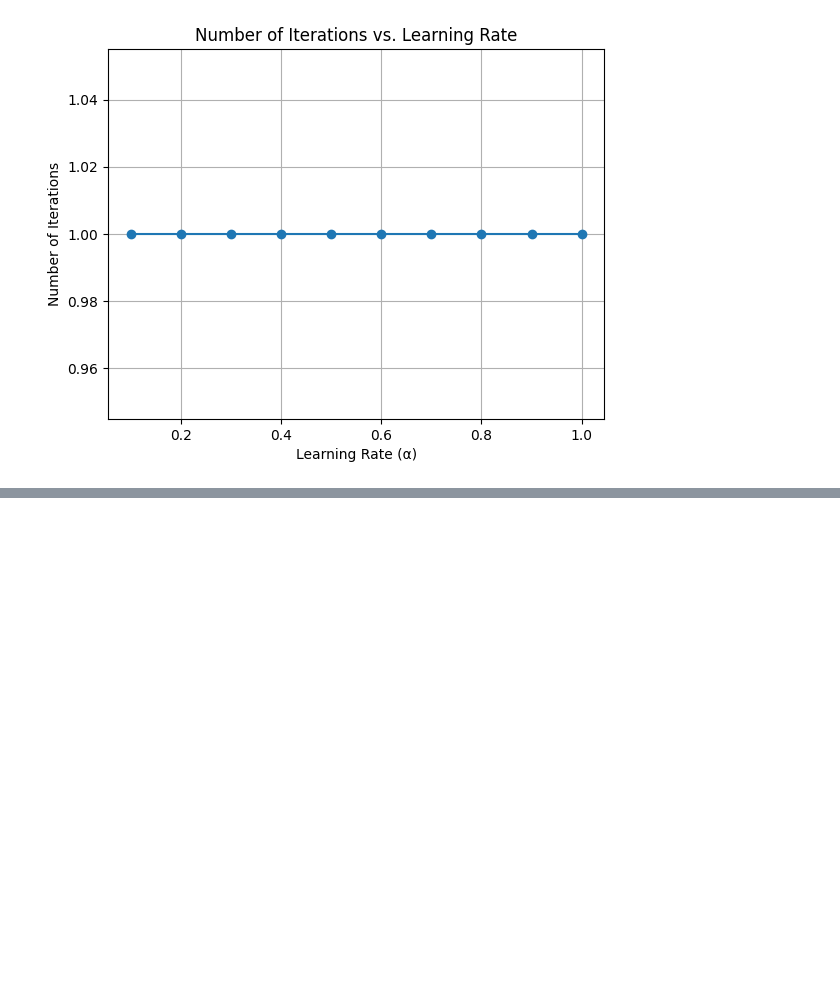
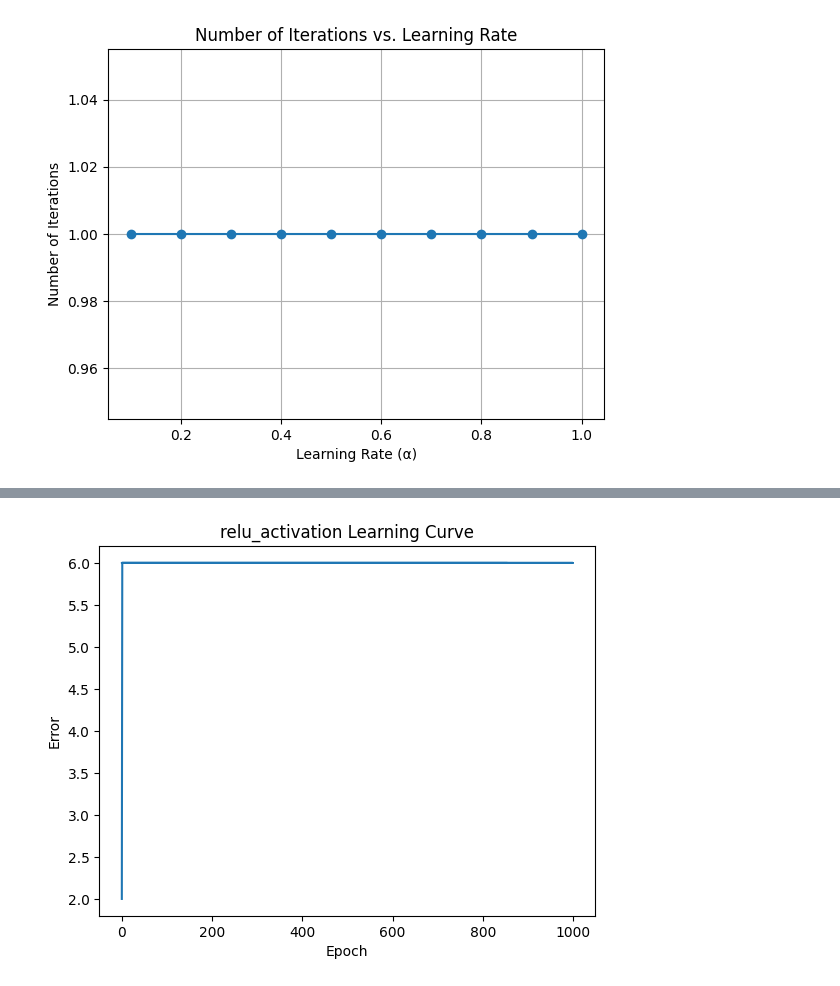
Before and after one commit to Gowtham0311/ML_lab, a Jupyter notebook: CSE21169_Lab5.ipynb, the cells around one changed output, grey strips where cells are left out. Saved outputs shown, nothing was run; the diff lists cells and outputs as text; code cells hidden in the pictures; blank space fills up the shorter version.

```diff
--- a/CSE21169_Lab5.ipynb
+++ b/CSE21169_Lab5.ipynb
@@ -863,34 +839,41 @@ for epoch in range(max_epochs):
     for i in range(len(X)):
         # Calculate the predicted output
         weighted_sum = W0 + W1 * X[i][0] + W2 * X[i][1]
         y_pred = relu_activation(weighted_sum)
 
         # Calculate the error
         delta = alpha * (y[i] - y_pred)
 
         # Update the weights
         W0 += delta
         W1 += delta * X[i][0]
         W2 += delta * X[i][1]
 
         # Calculate the sum-square-error
         error += delta**2
 
     # Append the error and epoch to the lists
     errors.append(error)
     epoch_list.append(epoch)
 
     # Check for convergence
     if error <= convergence_error:
         print("relu_activation: Converged after", epoch, "epochs")
         break
 
 # Plot the epochs against the error values
-plt.plot(epoch_list, errors)
+# Extend errors to match the length of epoch_list
+extended_errors = errors[:2000]
+
+# Plot the extended arrays
+plt.plot(epoch_list[:2000], extended_errors)
+
 plt.xlabel('Epoch')
 plt.ylabel('Error')
 plt.title('relu_activation Learning Curve')
 plt.show()
+# %% [output]
+[figure, added]
 # %%
 # Initialize the learning rates and corresponding iteration counts
 learning_rates = [0.1, 0.2, 0.3, 0.4, 0.5, 0.6, 0.7, 0.8, 0.9, 1]
```
Also changed, not shown: parts of 46 cells of this notebook.
